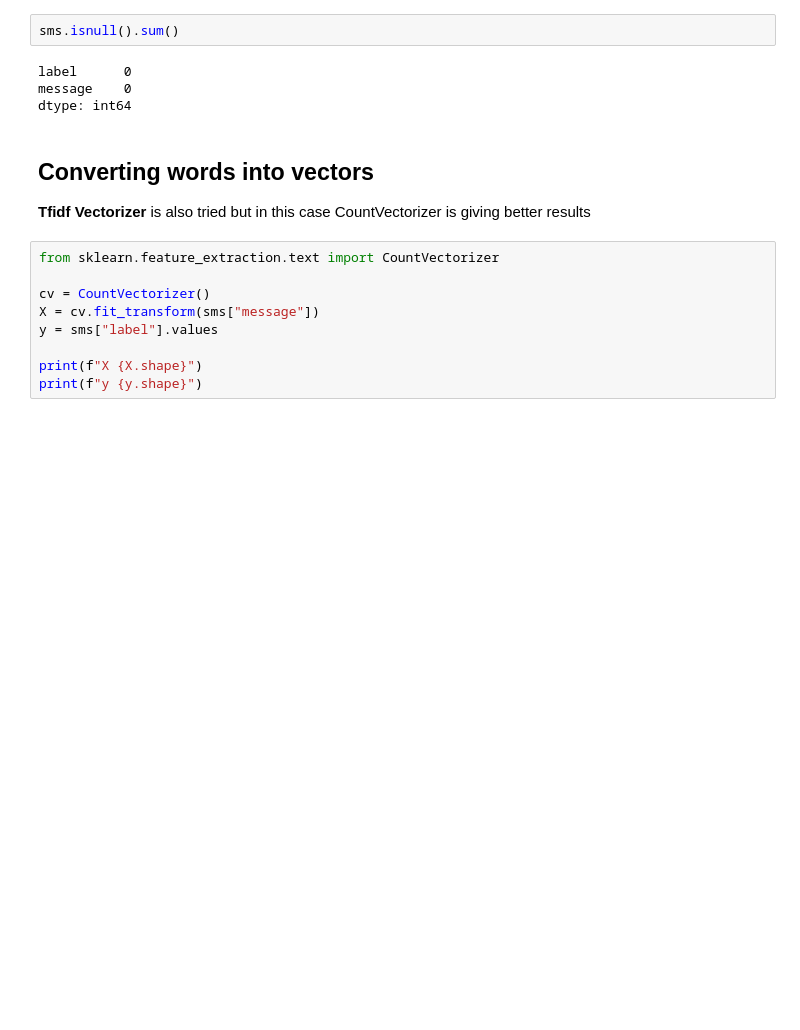
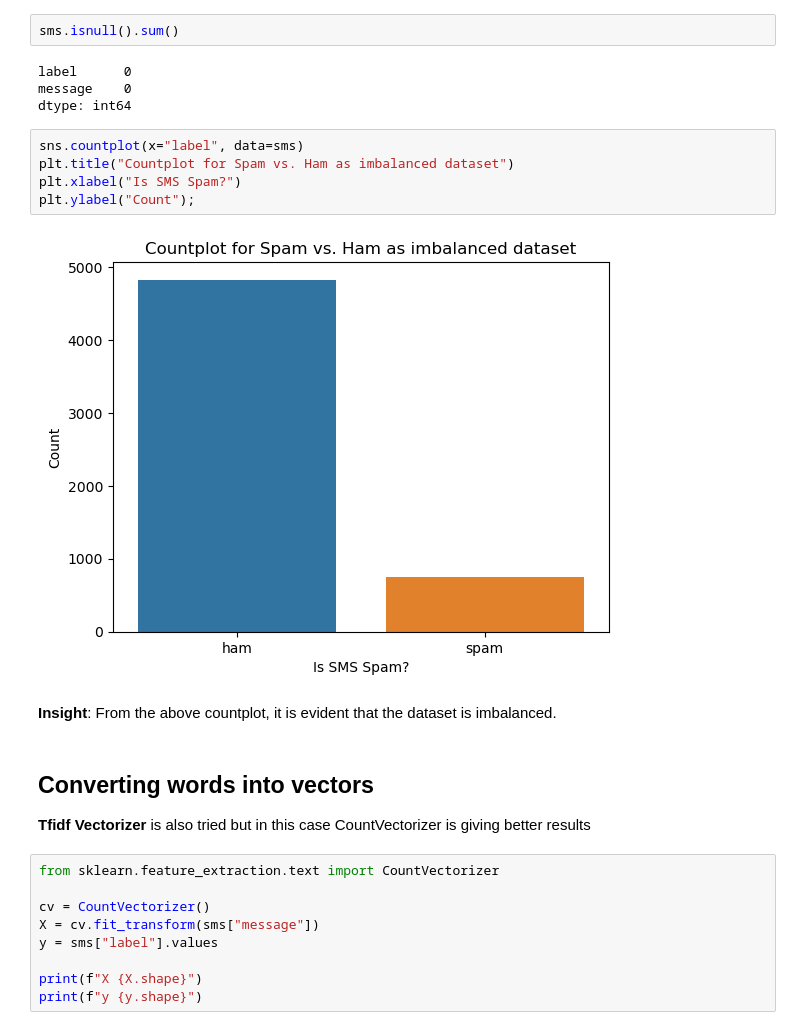
Before and after one commit to hosseinabadii/Machine-Learning-Projects, a Jupyter notebook: Projects/01 Classification/02 Naive Bayes/03 Spam Detection/spam_classifier.ipynb, the cells around one changed output. Cells and saved outputs as stored; diff of their text form; blank space fills up the shorter version.

```diff
--- a/Projects/01 Classification/02 Naive Bayes/03 Spam Detection/spam_classifier.ipynb
+++ b/Projects/01 Classification/02 Naive Bayes/03 Spam Detection/spam_classifier.ipynb
@@ -56,6 +58,15 @@ sms.isnull().sum()
 label      0
 message    0
 dtype: int64
+# %%
+sns.countplot(x="label", data=sms)
+plt.title("Countplot for Spam vs. Ham as imbalanced dataset")
+plt.xlabel("Is SMS Spam?")
+plt.ylabel("Count");
+# %% [output]
+[figure, added]
+# %% [markdown]
+**Insight**: From the above countplot, it is evident that the dataset is imbalanced.
 # %% [markdown]
 ## Converting words into vectors
 
```
Also changed, not shown: parts of 6 cells of this notebook.
